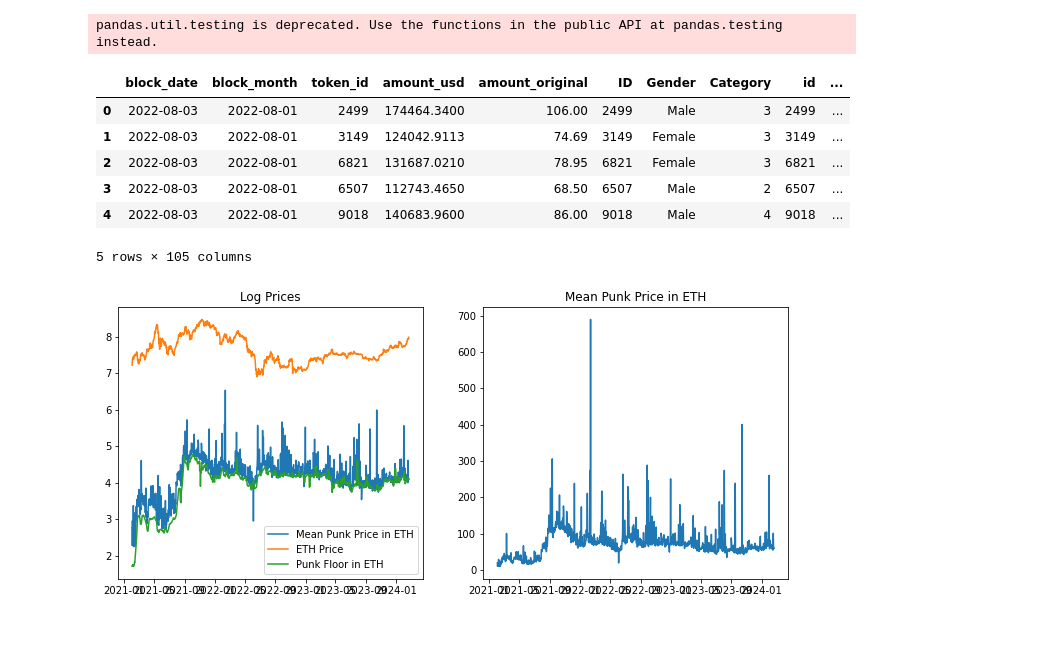
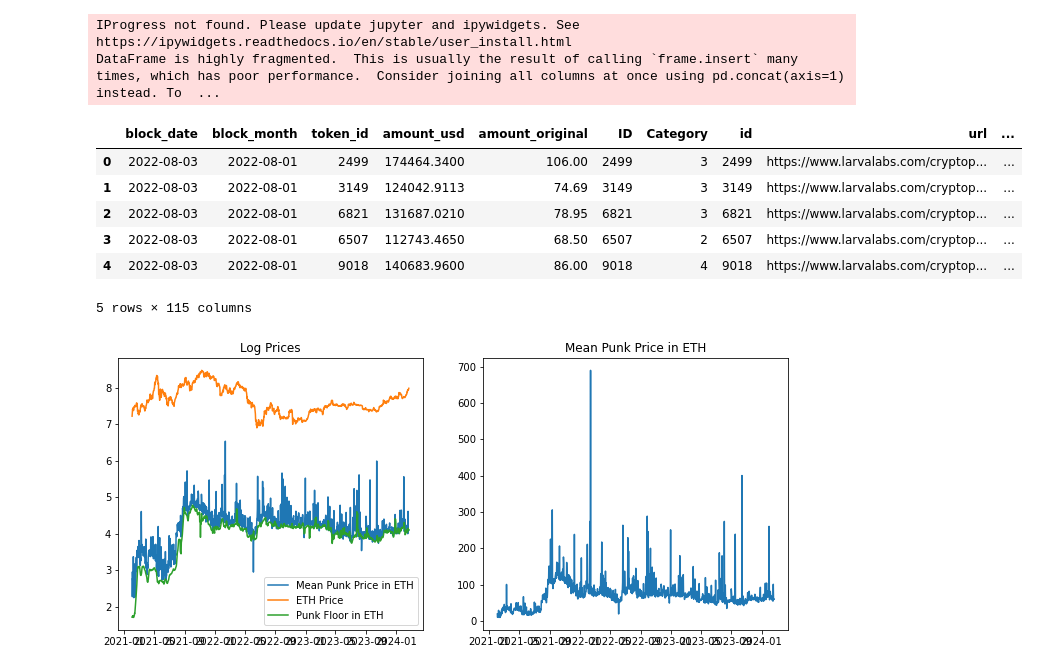
Before and after one commit to ennriqe/Predict-CryptoPunks-Price, a Jupyter notebook: cryptopunksNN.ipynb, the cells around one changed output. Cells and saved outputs as stored; diff of their text form; code cells hidden in the pictures; blank space fills up the shorter version.

Commit message:
Change to how data is loaded, predict a single new punk today and add validation and training metric reocrding and plotting

```diff
--- a/cryptopunksNN.ipynb
+++ b/cryptopunksNN.ipynb
@@ -9,54 +9,67 @@ import lightgbm as lgb
 from sklearn.model_selection import train_test_split
 import optuna
 from utils.utils import *
-
+import time
 sales = pd.read_excel('cryptopunk_sales.xlsx')
 metadata = pd.read_csv('cryptopunk_metadata.csv')
 cryptopunks_skin = pd.read_csv('cryptopunks_skin.csv')
 floor = pd.read_csv('punk floor.csv')
 
 metadata = metadata.merge(cryptopunks_skin, left_on = 'ID', right_on = 'id')
+to_dummies = ['Gender','skin']#,  'skinColor']# 'year_month',
+
+for column in to_dummies:
+    dummies = pd.get_dummies(metadata[column])
+    # Generate dummy variables, prefix the original column name to each dummy column
+    dummies.columns = [f"{column}_{col}" for col in dummies.columns]
+    # Now, `dummies` has column names with both the original column name and the value.
+    metadata = pd.concat([metadata, dummies], axis=1)
+
+to_dummies = ['Gender','skin']#,  'skinColor']# 'year_month',
+
+for column in to_dummies:
+    metadata.drop(column, axis=1, inplace=True)
 
 # there are 1.4k below $30
 sales = sales[sales.amount_usd>30]
 sales['block_date']= pd.to_datetime(sales.block_date)
 sales = sales[sales.block_date> '2021-02-01']
 
 sales = sales[['block_date', 'block_month', 'token_id', 'amount_usd', 'amount_original']]
 
 unique_attributes = set()
 attribute_columns = [col for col in metadata.columns if 'Attribute' in col]
 for col in attribute_columns:
     unique_attributes.update(metadata[col].dropna().unique())
 
 # Creating dummy variables
 for attribute in unique_attributes:
     metadata[attribute] = metadata[attribute_columns].apply(lambda x: attribute in x.values, axis=1).astype(int)
 
 metadata = metadata[pd.Series(metadata.columns)[~pd.Series(metadata.columns).isin(attribute_columns)]]
 sales = pd.merge(sales, metadata, left_on = 'token_id', right_on = 'ID')
 
-
 eth = get_ethereum_price_history()
 
 sales = pd.merge(sales, eth, left_on  = 'block_date', right_on = 'Date')
 floor['day'] = pd.to_datetime(floor.day)
 sales = sales.merge(floor, left_on = 'block_date', right_on = 'day')
 
 earliest_year = sales['block_date'].dt.year.min()
 sales['relative_month_number'] = ((sales['block_date'].dt.year - earliest_year) * 12 + sales['block_date'].dt.month)
 sales['relative_month_number'] = sales['relative_month_number'] - 12
 
 sales.head()
 # %% [output]
-pandas.util.testing is deprecated. Use the functions in the public API at pandas.testing instead.
+IProgress not found. Please update jupyter and ipywidgets. See https://ipywidgets.readthedocs.io/en/stable/user_install.html
+DataFrame is highly fragmented.  This is usually the result of calling `frame.insert` many times, which has poor performance.  Consider joining all columns at once using pd.concat(axis=1) instead. To  ...
-|  | block_date | block_month | token_id | amount_usd | amount_original | ID | Gender | Category | id | ... |
-| 0 | 2022-08-03 | 2022-08-01 | 2499 | 174464.3400 | 106.00 | 2499 | Male | 3 | 2499 | ... |
-| 1 | 2022-08-03 | 2022-08-01 | 3149 | 124042.9113 | 74.69 | 3149 | Female | 3 | 3149 | ... |
-| 2 | 2022-08-03 | 2022-08-01 | 6821 | 131687.0210 | 78.95 | 6821 | Female | 3 | 6821 | ... |
-| 3 | 2022-08-03 | 2022-08-01 | 6507 | 112743.4650 | 68.50 | 6507 | Male | 2 | 6507 | ... |
-| 4 | 2022-08-03 | 2022-08-01 | 9018 | 140683.9600 | 86.00 | 9018 | Male | 4 | 9018 | ... |
+|  | block_date | block_month | token_id | amount_usd | amount_original | ID | Category | id | url | ... |
+| 0 | 2022-08-03 | 2022-08-01 | 2499 | 174464.3400 | 106.00 | 2499 | 3 | 2499 | https://www.larvalabs.com/cryptop... | ... |
+| 1 | 2022-08-03 | 2022-08-01 | 3149 | 124042.9113 | 74.69 | 3149 | 3 | 3149 | https://www.larvalabs.com/cryptop... | ... |
+| 2 | 2022-08-03 | 2022-08-01 | 6821 | 131687.0210 | 78.95 | 6821 | 3 | 6821 | https://www.larvalabs.com/cryptop... | ... |
+| 3 | 2022-08-03 | 2022-08-01 | 6507 | 112743.4650 | 68.50 | 6507 | 2 | 6507 | https://www.larvalabs.com/cryptop... | ... |
+| 4 | 2022-08-03 | 2022-08-01 | 9018 | 140683.9600 | 86.00 | 9018 | 4 | 9018 | https://www.larvalabs.com/cryptop... | ... |
-5 rows × 105 columns
+5 rows × 115 columns
 # %%
 plot_eth_and_punk_prices(sales)
 # %% [output]
```
Also changed, not shown: parts of 2 cells of this notebook, 2 other files.
